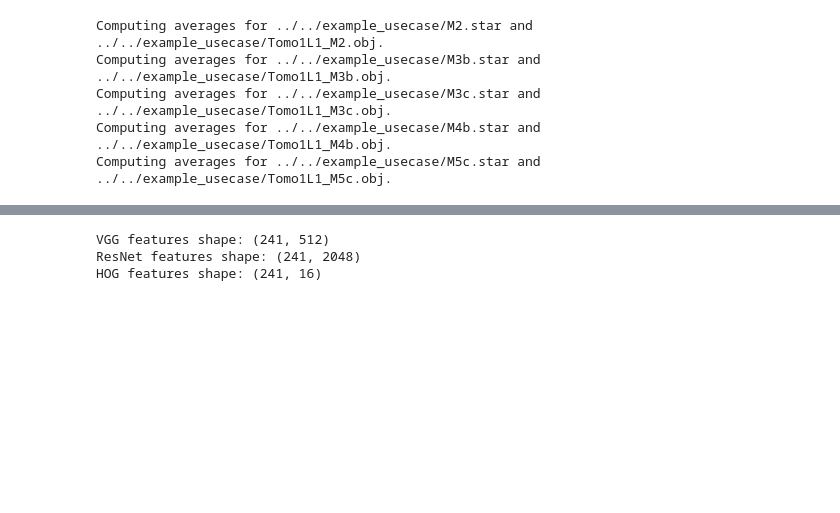
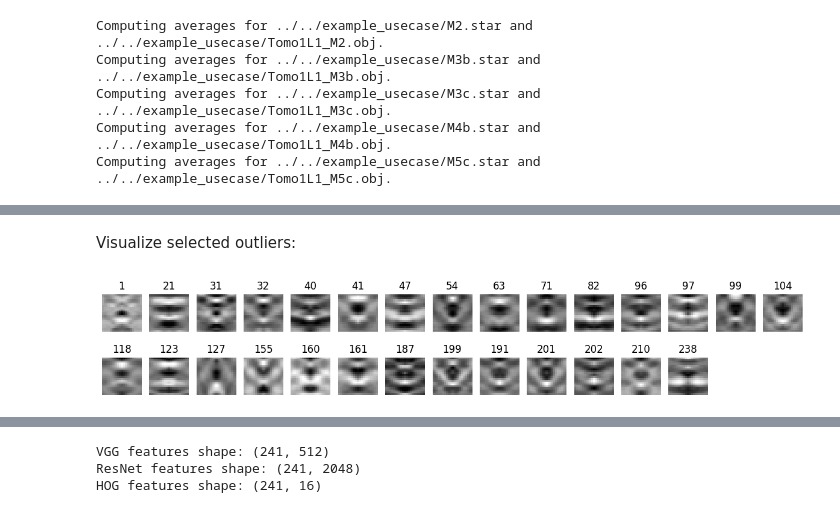
Before and after one commit to cellcanvas/surforama, a Jupyter notebook: examples/example_usecase_2D_averages.ipynb, the cells around one changed output, grey strips where cells are left out. Saved outputs shown, nothing was run; the diff lists cells and outputs as text; code cells hidden in the pictures; blank space fills up the shorter version.

```diff
--- a/examples/example_usecase_2D_averages.ipynb
+++ b/examples/example_usecase_2D_averages.ipynb
@@ -155,0 +97,13 @@ features = np.array([f[0] for f in features])
+# %% [markdown]
+Visualize selected outliers:
+# %%
+num_cols = 15
+num_rows = outlier_mask.sum() // num_cols + 1
+plt.figure(figsize=(15,2.5))
+for i, avg in enumerate(all_avgs[outlier_mask]):
+    plt.subplot(num_rows, num_cols, i + 1)
+    plt.imshow(avg, cmap="gray")
+    plt.title(mask_idcs[i])
+    plt.axis("off")
+# %% [output]
+[figure, added]
```
Also changed, not shown: parts of 36 cells of this notebook.
